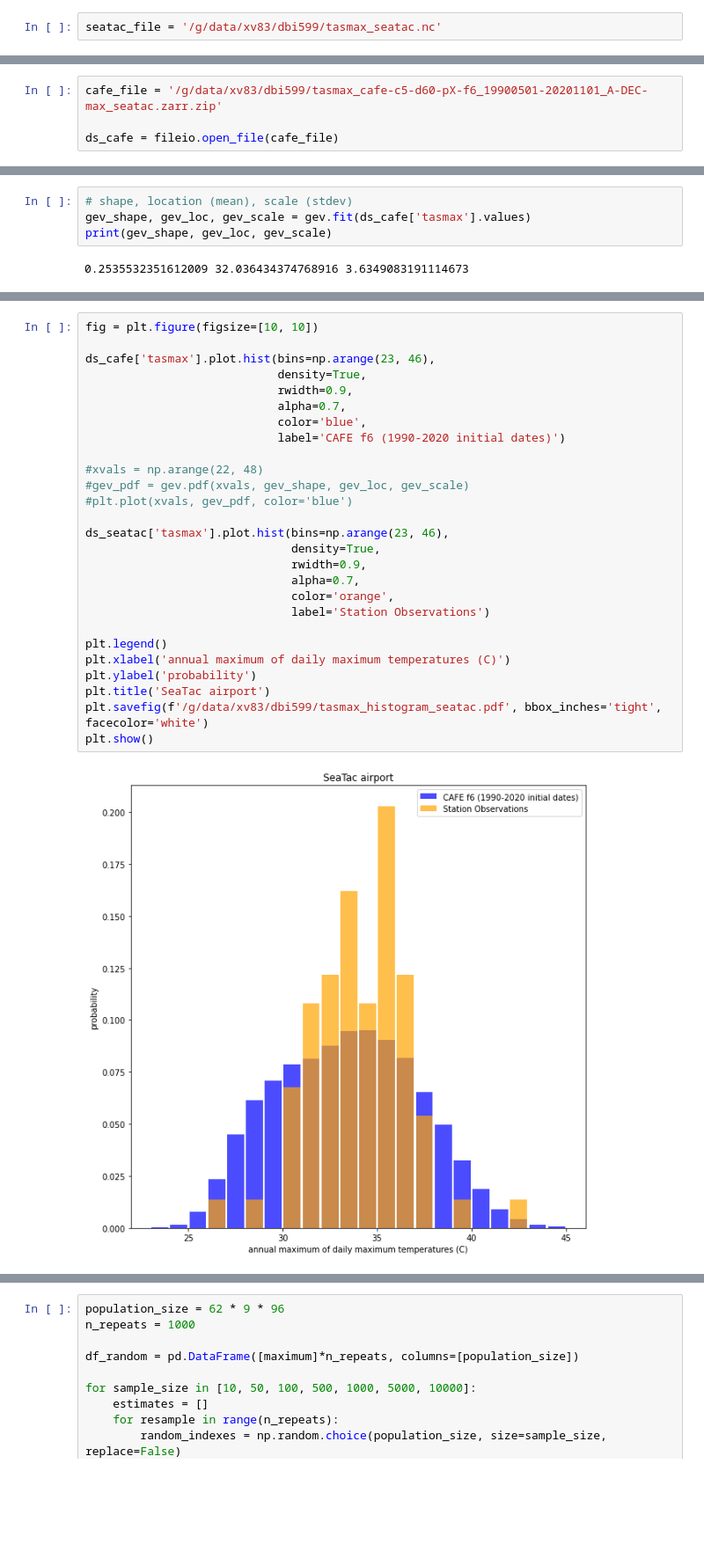
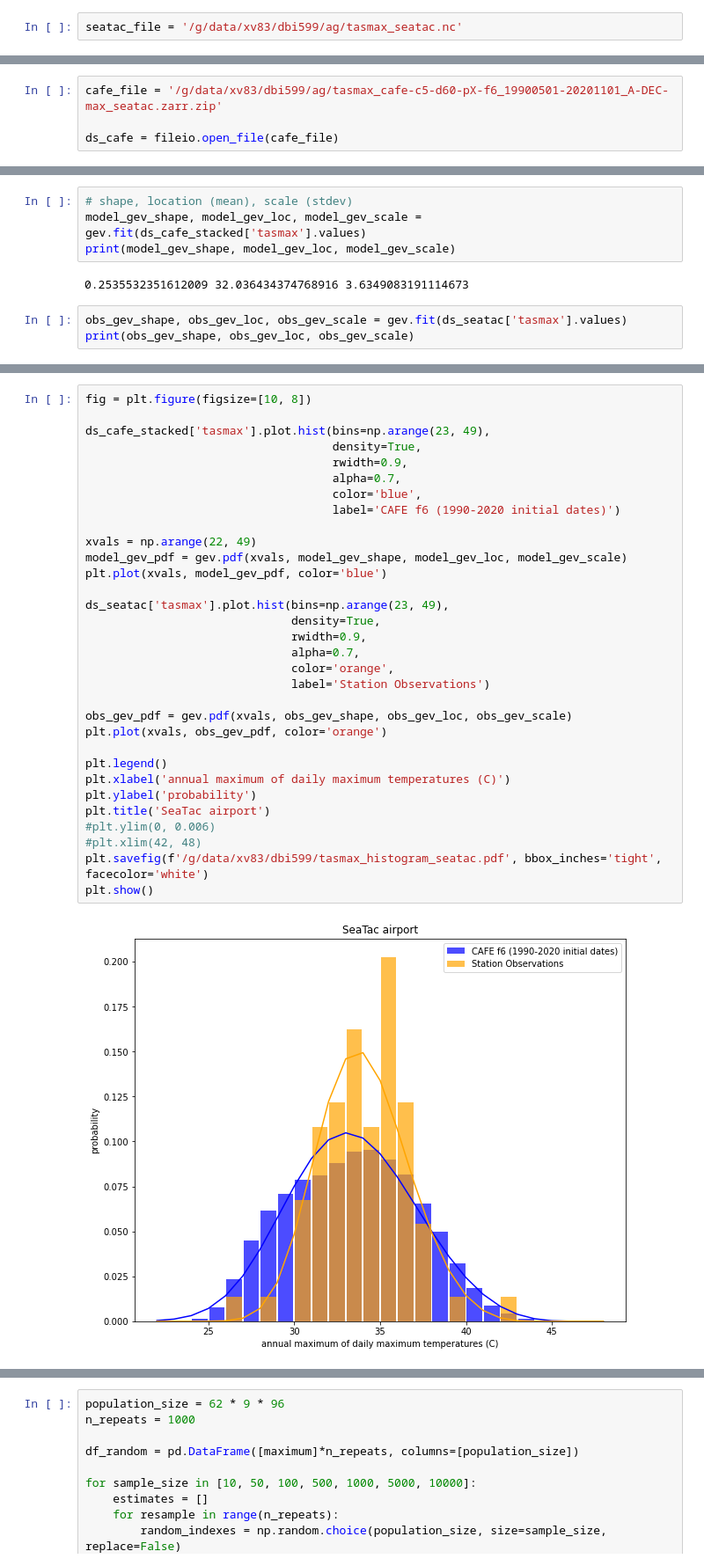
Before and after one commit to AusClimateService/unseen, a Jupyter notebook: notebooks/seatac_analysis.ipynb, the cells around one changed output, grey strips where cells are left out. Shown at 88% size. Cells and saved outputs as stored; diff of their text form; blank space fills up the shorter version.

```diff
--- a/notebooks/seatac_analysis.ipynb
+++ b/notebooks/seatac_analysis.ipynb
@@ -22,7 +23,7 @@ client
 # %% [output]
 | Client Scheduler: tcp://127.0.0.1... | Cluster Workers: 4 Cores: 16 Memo... |
 # %%
-seatac_file = '/g/data/xv83/dbi599/tasmax_seatac.nc'
+seatac_file = '/g/data/xv83/dbi599/ag/tasmax_seatac.nc'
 # %%
 ds_seatac = fileio.open_file(seatac_file,
                              metadata_file='../config/dataset_knmi_daily.yml',
@@ -34,7 +35,7 @@ plt.show()
 # %% [output]
 [figure]
 # %%
-cafe_file = '/g/data/xv83/dbi599/tasmax_cafe-c5-d60-pX-f6_19900501-20201101_A-DEC-max_seatac.zarr.zip'
+cafe_file = '/g/data/xv83/dbi599/ag/tasmax_cafe-c5-d60-pX-f6_19900501-20201101_A-DEC-max_seatac.zarr.zip'
 
 ds_cafe = fileio.open_file(cafe_file)
 # %%
@@ -90,6 +113,9 @@ AccessOcean-AM2
 # %%
 # shape, location (mean), scale (stdev)
-gev_shape, gev_loc, gev_scale = gev.fit(ds_cafe['tasmax'].values)
-print(gev_shape, gev_loc, gev_scale)
+model_gev_shape, model_gev_loc, model_gev_scale = gev.fit(ds_cafe_stacked['tasmax'].values)
+print(model_gev_shape, model_gev_loc, model_gev_scale)
 # %% [output]
 0.2535532351612009 32.036434374768916 3.6349083191114673
+# %%
+obs_gev_shape, obs_gev_loc, obs_gev_scale = gev.fit(ds_seatac['tasmax'].values)
+print(obs_gev_shape, obs_gev_loc, obs_gev_scale)
@@ -96,29 +124,34 @@ print(gev_shape, gev_loc, gev_scale)
 # %%
-fig = plt.figure(figsize=[10, 10])
+fig = plt.figure(figsize=[10, 8])
 
-ds_cafe['tasmax'].plot.hist(bins=np.arange(23, 46),
-                            density=True,
-                            rwidth=0.9,
-                            alpha=0.7,
-                            color='blue',
-                            label='CAFE f6 (1990-2020 initial dates)')
+ds_cafe_stacked['tasmax'].plot.hist(bins=np.arange(23, 49),
+                                    density=True,
+                                    rwidth=0.9,
+                                    alpha=0.7,
+                                    color='blue',
+                                    label='CAFE f6 (1990-2020 initial dates)')
 
-#xvals = np.arange(22, 48)
-#gev_pdf = gev.pdf(xvals, gev_shape, gev_loc, gev_scale)
-#plt.plot(xvals, gev_pdf, color='blue')
+xvals = np.arange(22, 49)
+model_gev_pdf = gev.pdf(xvals, model_gev_shape, model_gev_loc, model_gev_scale)
+plt.plot(xvals, model_gev_pdf, color='blue')
 
-ds_seatac['tasmax'].plot.hist(bins=np.arange(23, 46),
+ds_seatac['tasmax'].plot.hist(bins=np.arange(23, 49),
                               density=True,
                               rwidth=0.9,
                               alpha=0.7,
                               color='orange',
                               label='Station Observations')
 
+obs_gev_pdf = gev.pdf(xvals, obs_gev_shape, obs_gev_loc, obs_gev_scale)
+plt.plot(xvals, obs_gev_pdf, color='orange')
+
 plt.legend()
 plt.xlabel('annual maximum of daily maximum temperatures (C)')
 plt.ylabel('probability')
 plt.title('SeaTac airport')
+#plt.ylim(0, 0.006)
+#plt.xlim(42, 48)
 plt.savefig(f'/g/data/xv83/dbi599/tasmax_histogram_seatac.pdf', bbox_inches='tight', facecolor='white')
 plt.show()
 # %% [output]
-[figure, old version]
+[figure, new version]
```
Also changed, not shown: parts of 24 cells of this notebook, 1 other file.
